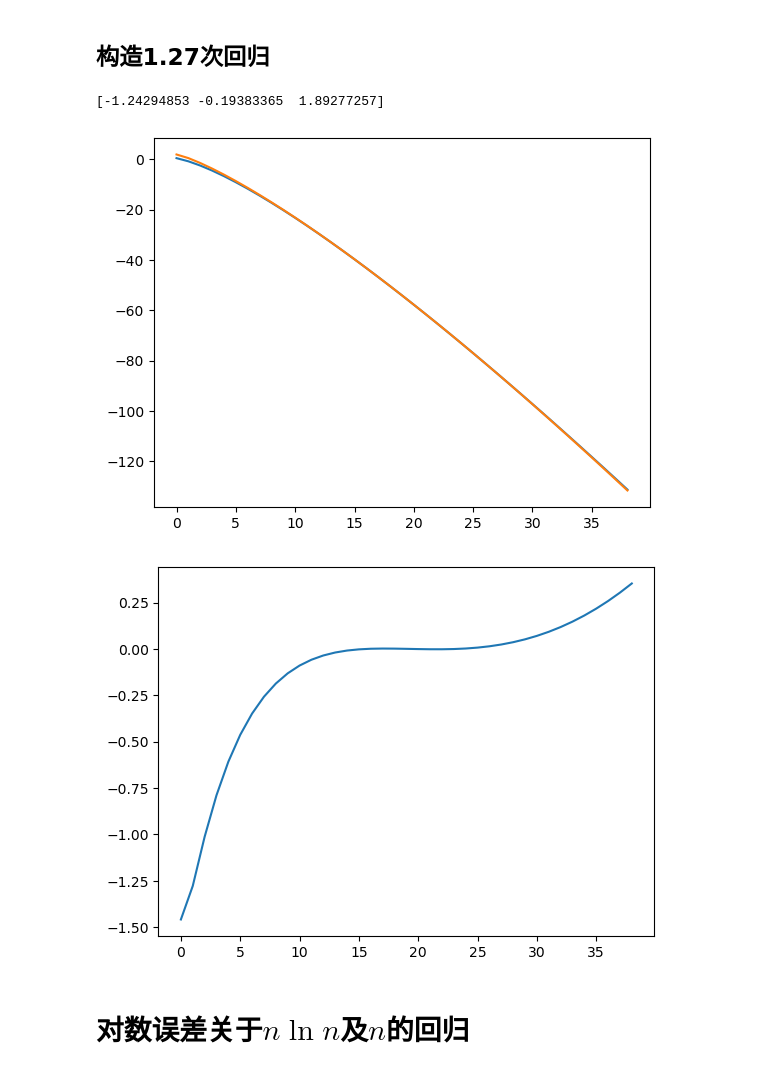
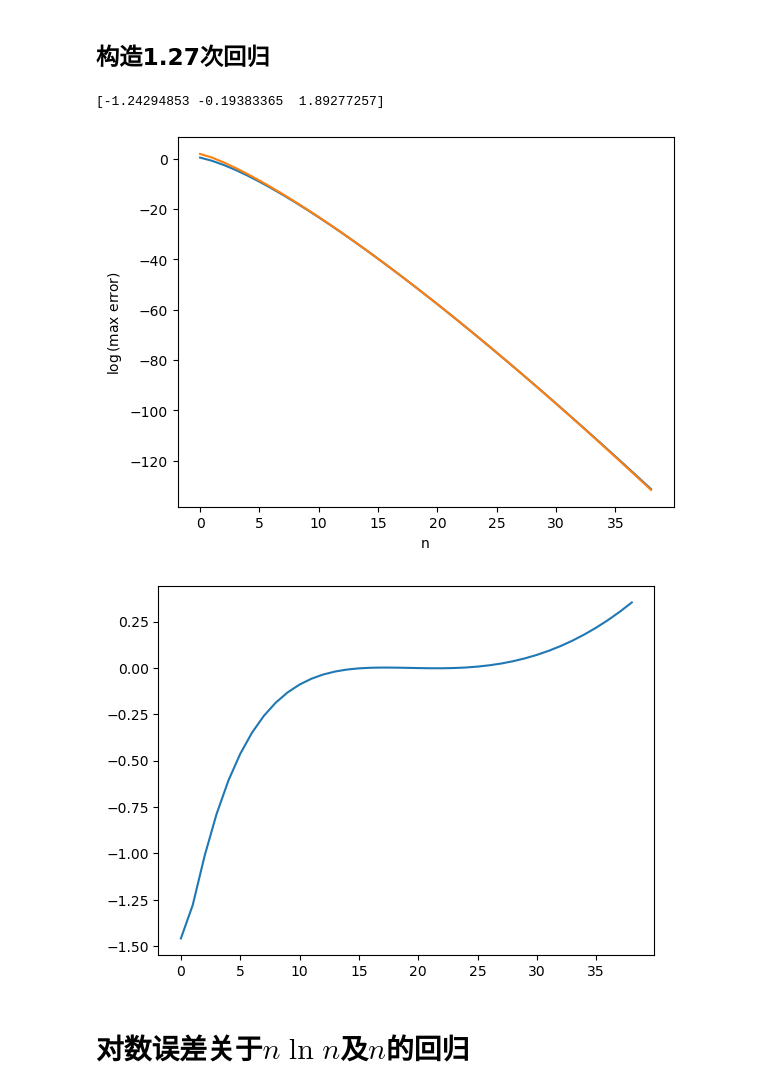
Before and after one commit to Suffoc/SquareApproximation, a Jupyter notebook: SquareApproximation.ipynb, the cells around one changed output. Cells and saved outputs as stored; diff of their text form; code cells hidden in the pictures.

```diff
--- a/SquareApproximation.ipynb
+++ b/SquareApproximation.ipynb
@@ -264,25 +274,27 @@ plt.show()
 # %%
 #变量以frac_poly_开头命名
 frac_poly_A = [n ** 1.27, n, np.ones_like(n)]
 frac_poly_A = np.transpose(frac_poly_A)
 frac_poly_An = frac_poly_A[15:25]
 frac_poly_ATA = np.matmul(np.transpose(frac_poly_An), frac_poly_An)
 frac_poly_ATB = np.matmul(np.transpose(frac_poly_An), log_error[15:25])
 frac_poly_coef = np.matmul(np.linalg.inv(frac_poly_ATA), frac_poly_ATB)
 print(frac_poly_coef)
 
 frac_poly_pred = np.matmul(frac_poly_A, frac_poly_coef)
 plt.figure()
 plt.plot(n, log_error)
 plt.plot(n, frac_poly_pred)
-plt.savefig("1.27 deg regression of log error to n.svg", dpi = 300, format = "svg")
+plt.xlabel("n")
+plt.ylabel("$\log$(max error)")
+plt.savefig("1.27 deg regression of log error to n.eps", dpi = 300, format = "eps")
 plt.show()
 plt.figure()
 plt.plot(n, log_error - frac_poly_pred)
 plt.show()
 # %% [output]
 [-1.24294853 -0.19383365  1.89277257]
-[figure, old version]
+[figure, new version]
 [figure]
 # %% [markdown]
 # 对数误差关于$n\ln n$及$n$的回归
```
Also changed, not shown: parts of 5 cells of this notebook, 39 other files.
